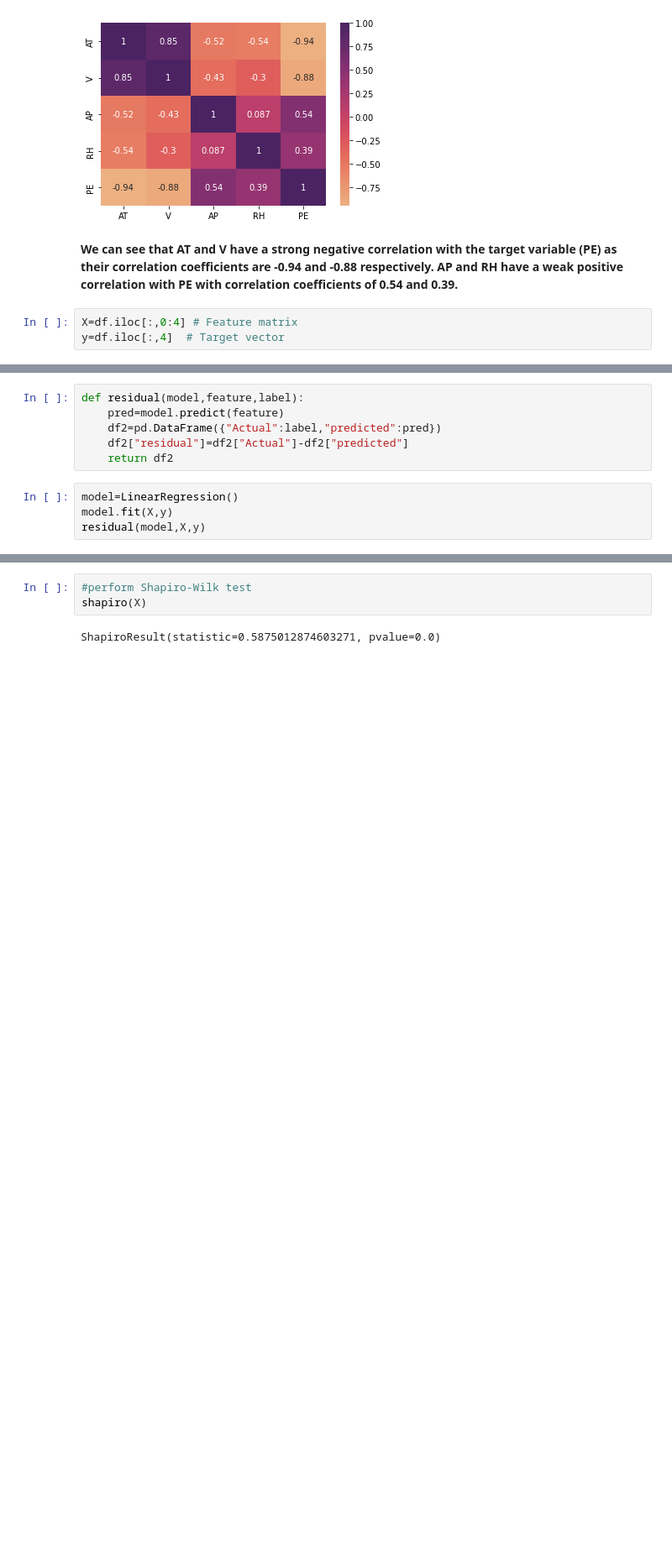
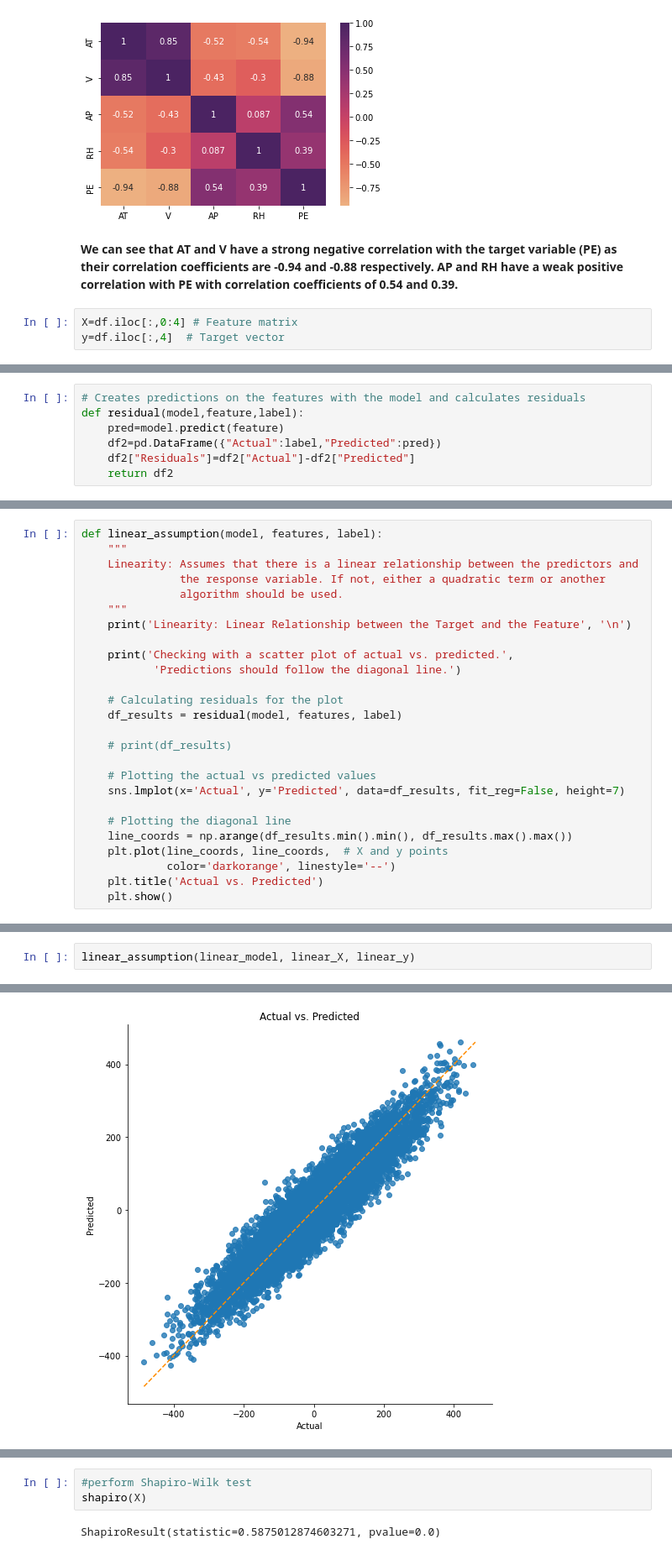
Before and after one commit to nafisa-samia/Using-Regression-Algorithm-Combined-Cycle-Power-Plant-Energy-Prediction, a Jupyter notebook: Combined_Cycle_Power_Plant_Regression.ipynb, the cells around one changed output, grey strips where cells are left out. Shown at 84% size. Cells and saved outputs as stored; diff of their text form; blank space fills up the shorter version.

```diff
--- a/Combined_Cycle_Power_Plant_Regression.ipynb
+++ b/Combined_Cycle_Power_Plant_Regression.ipynb
@@ -156,10 +149,7 @@ sns.pairplot(df)
 # %%
+# Creates predictions on the features with the model and calculates residuals
 def residual(model,feature,label):
     pred=model.predict(feature)
-    df2=pd.DataFrame({"Actual":label,"predicted":pred})
-    df2["residual"]=df2["Actual"]-df2["predicted"]
+    df2=pd.DataFrame({"Actual":label,"Predicted":pred})
+    df2["Residuals"]=df2["Actual"]-df2["Predicted"]
     return df2
-# %%
-model=LinearRegression()
-model.fit(X,y)
-residual(model,X,y)
@@ -193,0 +161,26 @@ test_linearity(model,X,y)
+# %%
+def linear_assumption(model, features, label):
+    """
+    Linearity: Assumes that there is a linear relationship between the predictors and
+               the response variable. If not, either a quadratic term or another
+               algorithm should be used.
+    """
+    print('Linearity: Linear Relationship between the Target and the Feature', '\n')
+
+    print('Checking with a scatter plot of actual vs. predicted.',
+           'Predictions should follow the diagonal line.')
+
+    # Calculating residuals for the plot
+    df_results = residual(model, features, label)
+
+    # print(df_results)
+
+    # Plotting the actual vs predicted values
+    sns.lmplot(x='Actual', y='Predicted', data=df_results, fit_reg=False, height=7)
+
+    # Plotting the diagonal line
+    line_coords = np.arange(df_results.min().min(), df_results.max().max())
+    plt.plot(line_coords, line_coords,  # X and y points
+             color='darkorange', linestyle='--')
+    plt.title('Actual vs. Predicted')
+    plt.show()
@@ -193,0 +205,3 @@ test_linearity(model,X,y)
+# %%
+linear_assumption(linear_model, linear_X, linear_y)
+# %% [output]
@@ -193,0 +211 @@ test_linearity(model,X,y)
+[figure, added]
```
Also changed, not shown: parts of 85 cells of this notebook.
